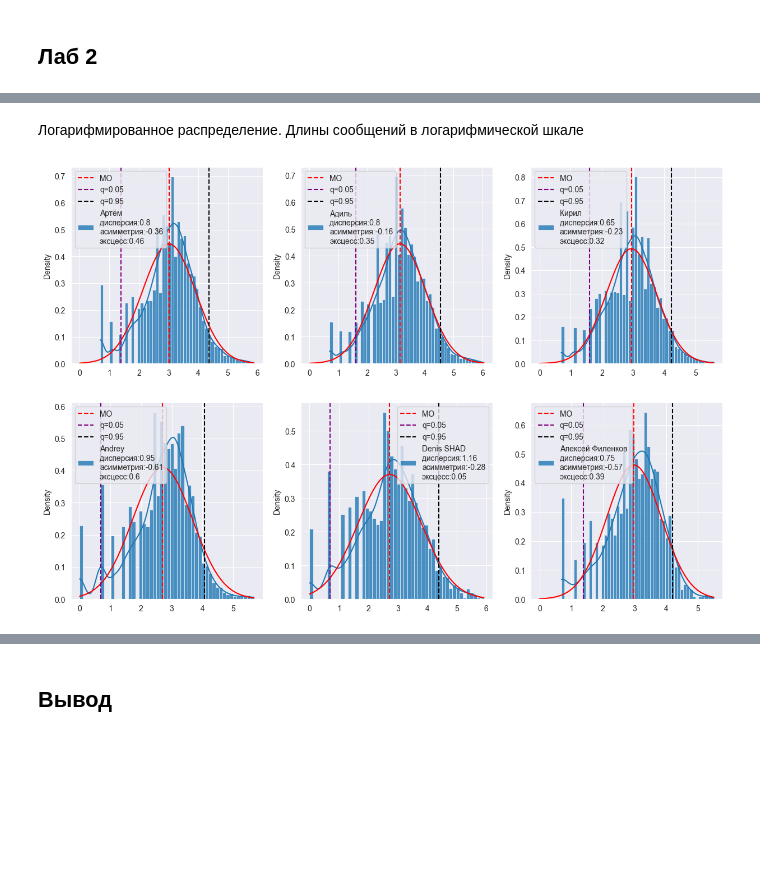
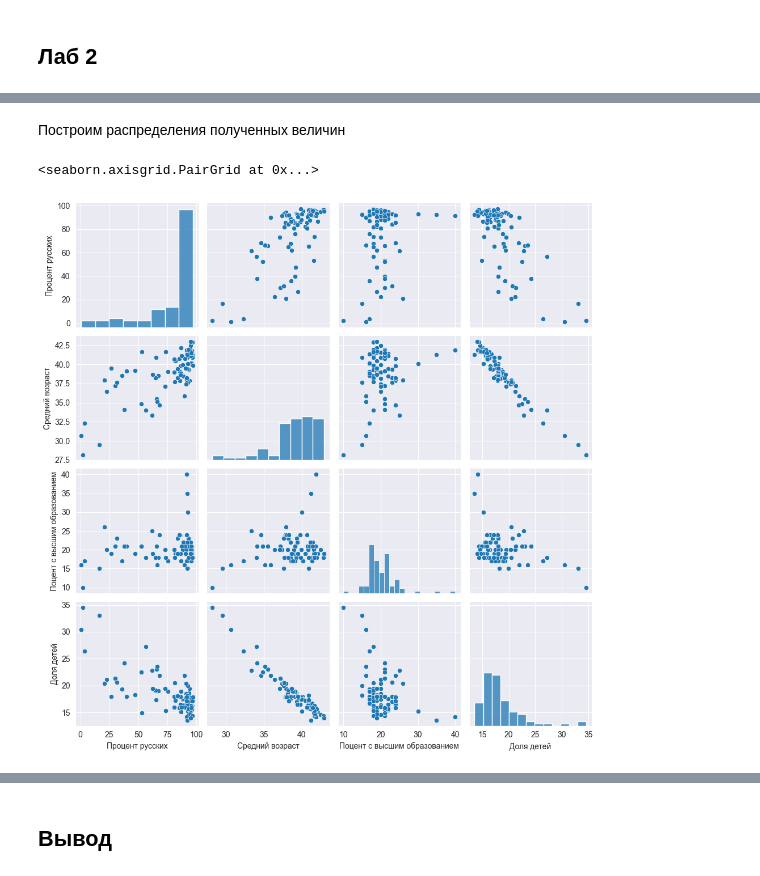
Before and after one commit to Aleshka5/Theory-of-Probability, a Jupyter notebook: research.ipynb, the cells around one changed output, grey strips where cells are left out. Cells and saved outputs as stored; diff of their text form; code cells hidden in the pictures; blank space fills up the shorter version.

```diff
--- a/research.ipynb
+++ b/research.ipynb
@@ -78,0 +27,15 @@ df.iloc[idx][df["text"].iloc[idx].apply(lambda data: len(data) == 1493)].iloc[0]
+# %%
+df1 = pd.read_csv("database/Процент_русских.csv",encoding="UTF-8").drop(columns=["Unnamed: 0"])
+df2 = pd.read_csv("database/Средний_возраст.csv",encoding="UTF-8").drop(columns=["Unnamed: 0"])
+df3 = pd.read_csv("database/Процент_людей_с_высшим_образованием.csv",encoding="UTF-8").drop(columns=["2010"])
+df4 = pd.read_csv("database/Доля_детей.csv",encoding="UTF-8").drop(columns=["2012"])
+df1.columns = ("Область","Процент русских")
+df2.columns = ("Область","Средний возраст")
+df3.columns = ("Область","Поцент с высшим образованием")
+df4.columns = ("Область","Доля детей")
+df4 = df4.groupby(by="Область").mean()
+df = df1
+df = pd.merge(left=df,right=df2,how="inner",on="Область")
+df = pd.merge(left=df,right=df3,how="inner",on="Область")
+df = pd.merge(left=df,right=df4,how="inner",on="Область")
+df
@@ -150,32 +58,7 @@ plt.show()
-# %% [markdown]
-Логарифмированное распределение. Длины сообщений в логарифмической шкале
-# %%
-order = ["Артём","Адиль","Кирил","Andrey","Denis SHAD","Алексей Филенков"]
-fig, axs = plt.subplots(2, 3, figsize=(15, 10))
-
-# Преобразуем подграфы в одномерный массив для удобства итерации
-axs = axs.ravel()
-for i, key in enumerate(order):
-    item = dict_hists[key]
-    item = pd.Series(item)
-    item = np.log(item)
-    # Обрезание по правилу 3 сигм
-    item = item[item < mean(item)+std(item)*3]
-    item = item[item > mean(item)-std(item)*3]
-
-    ax = sns.histplot(item, ax=axs[i] ,bins = 50, kde=True, stat="density",
-                      label=key+f" \nдисперсия:{round(var(item,k=2),2)}\nасимметрия:{round(asymmetric(item,k=3),2)}\nэксцесс:{round(ecksces(item),2)}", alpha=0.8)
-    # Генерируем значения для кривой нормального распределения
-    x = np.linspace(0, item.max(), 100)
-    y = norm.pdf(x, mean(item), std(item))
-
-    # Рисуем нормальное распределение поверх гистограммы
-    axs[i].plot(x, y, color='red', linestyle='-')
-    axs[i].axvline(x=mean(item), color='red', linestyle='--', label='MO')  # Добавляем вертикальную линию
-    axs[i].axvline(x=quantile(item,q=0.05), color='purple', linestyle='--', label='q=0.05')  # Добавляем вертикальную линию
-    axs[i].axvline(x=quantile(item,q=0.95), color='black', linestyle='--', label='q=0.95')  # Добавляем вертикальную линию
-    axs[i].legend()
-
-plt.show()
-# %% [output]
-[figure, removed]
+# %% [markdown]
+Построим распределения полученных величин
+# %%
+sns.pairplot(df.drop(columns="Область"))
+# %% [output]
+<seaborn.axisgrid.PairGrid at 0x...>
+[figure, added]
```
Also changed, not shown: parts of 41 cells of this notebook, 11 other files.
